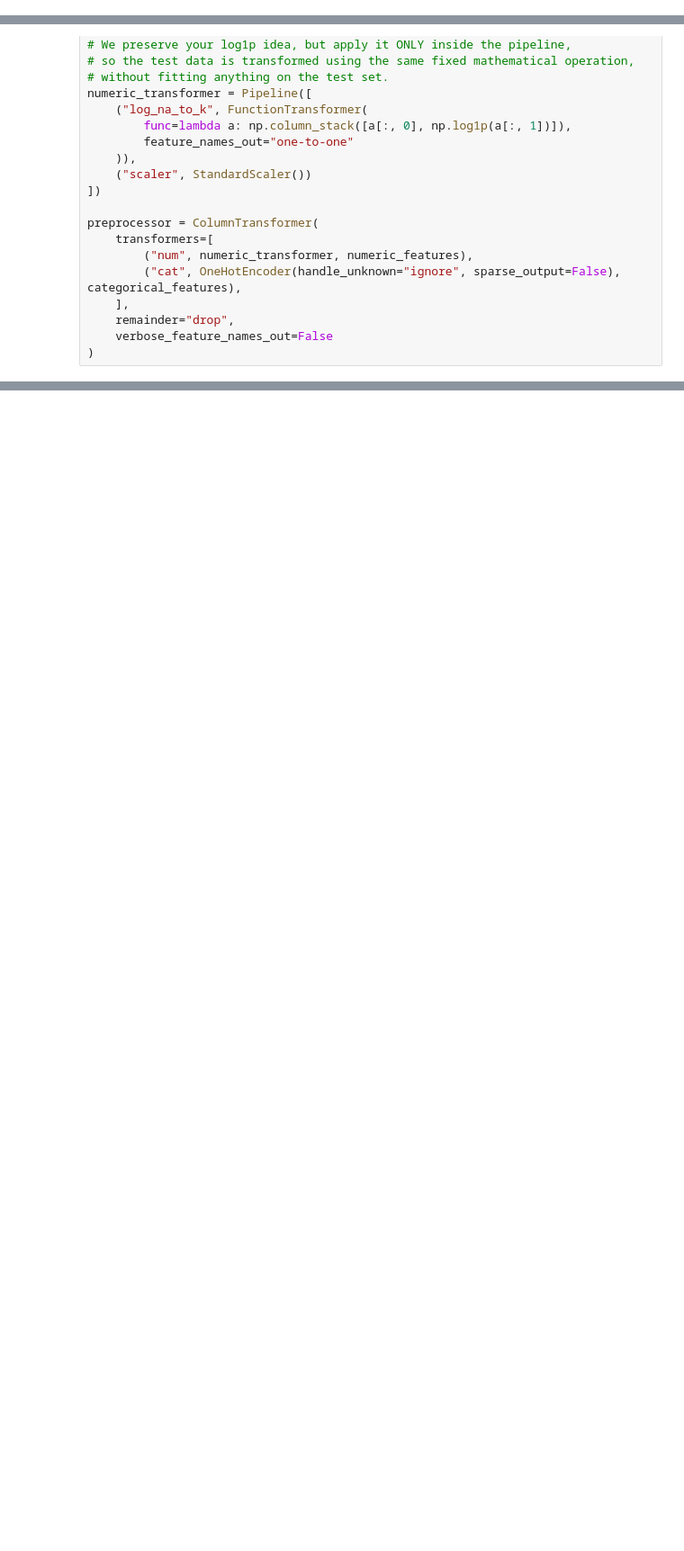
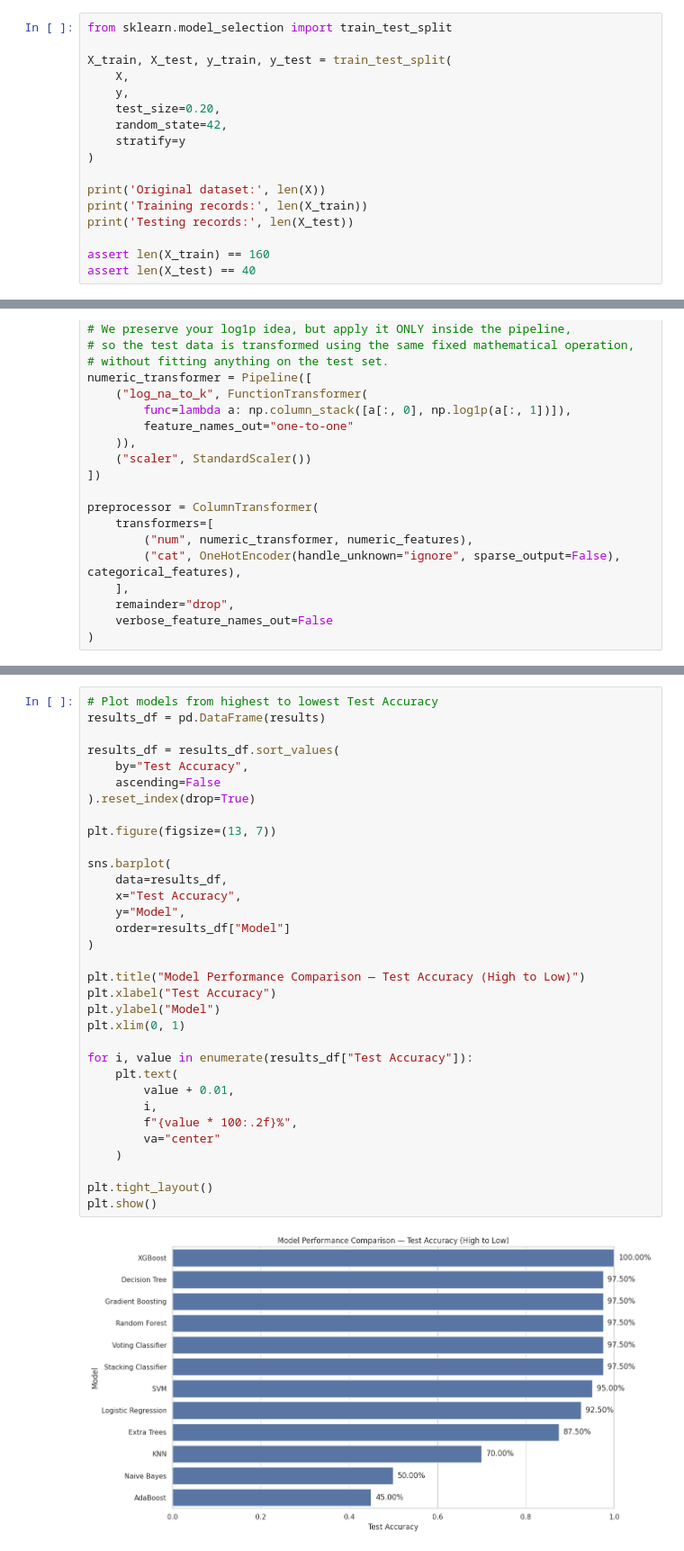
Before and after one commit to Wendmnew/clinical-drug-prediction, a Jupyter notebook: Drug_Type_Prediction.ipynb, the cells around one changed output, grey strips where cells are left out. Shown at 90% size. Saved outputs shown, nothing was run; the diff lists cells and outputs as text; blank space fills up the shorter version.

```diff
--- a/Drug_Type_Prediction.ipynb
+++ b/Drug_Type_Prediction.ipynb
@@ -306,0 +507,17 @@ assert len(X_test) == 40, "Expected 40 testing records for an 80/20 split of 200
+# %%
+from sklearn.model_selection import train_test_split
+
+X_train, X_test, y_train, y_test = train_test_split(
+    X,
+    y,
+    test_size=0.20,
+    random_state=42,
+    stratify=y
+)
+
+print('Original dataset:', len(X))
+print('Training records:', len(X_train))
+print('Testing records:', len(X_test))
+
+assert len(X_train) == 160
+assert len(X_test) == 40
@@ -615,0 +1134,35 @@ assert results, "No models were successfully evaluated."
+# %%
+# Plot models from highest to lowest Test Accuracy
+results_df = pd.DataFrame(results)
+
+results_df = results_df.sort_values(
+    by="Test Accuracy",
+    ascending=False
+).reset_index(drop=True)
+
+plt.figure(figsize=(13, 7))
+
+sns.barplot(
+    data=results_df,
+    x="Test Accuracy",
+    y="Model",
+    order=results_df["Model"]
+)
+
+plt.title("Model Performance Comparison — Test Accuracy (High to Low)")
+plt.xlabel("Test Accuracy")
+plt.ylabel("Model")
+plt.xlim(0, 1)
+
+for i, value in enumerate(results_df["Test Accuracy"]):
+    plt.text(
+        value + 0.01,
+        i,
+        f"{value * 100:.2f}%",
+        va="center"
+    )
+
+plt.tight_layout()
+plt.show()
+# %% [output]
+[figure, added]
```
Also changed, not shown: parts of 153 cells of this notebook.
